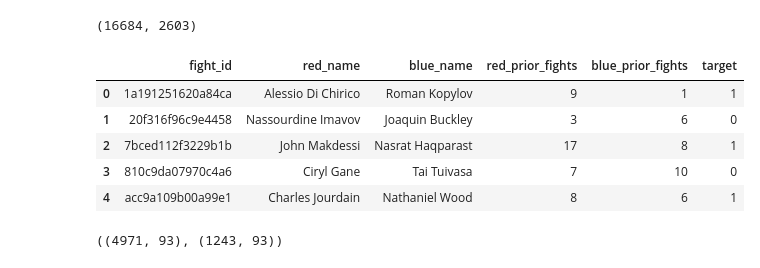
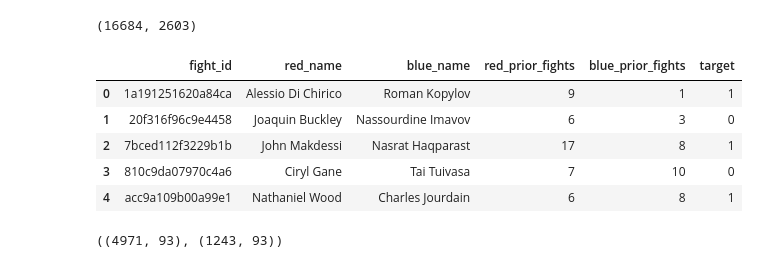
Before and after one commit to acee3/UFCPredictor, a Jupyter notebook: train_xgboost_model.ipynb, the cells around one changed output. Drawn from its saved outputs; the diff is of its cells as text; code cells hidden in the pictures.

```diff
--- a/train_xgboost_model.ipynb
+++ b/train_xgboost_model.ipynb
@@ -223,36 +223,55 @@ def prepare_feature_matrix(df: pd.DataFrame, feature_columns=None):
     numeric_data = numeric_data.reindex(columns=feature_columns, fill_value=0)
     return numeric_data, feature_columns
 # %%
-
 matchups_all = fights_df[['fight_id', 'event_id', 'event_date', 'red_id', 'blue_id', 'red_name', 'blue_name']].copy()
 training_features = build_matchup_features(matchups_all, require_history=True)
 
 outcome_cols = fights[['fight_id', 'red_result', 'blue_result']]
 train_df = training_features.merge(outcome_cols, on='fight_id', how='left')
+
+rng = np.random.default_rng(42)
+swap_mask = rng.random(len(train_df)) < 0.5
+
+def swap_pair(df: pd.DataFrame, red_col: str, blue_col: str):
+    if red_col in df.columns and blue_col in df.columns:
+        tmp = df.loc[swap_mask, red_col].copy()
+        df.loc[swap_mask, red_col] = df.loc[swap_mask, blue_col]
+        df.loc[swap_mask, blue_col] = tmp
+
+red_prefixed = [col for col in train_df.columns if col.startswith('red_')]
+for red_col in red_prefixed:
+    suffix = red_col[4:]
+    blue_col = f'blue_{suffix}'
+    swap_pair(train_df, red_col, blue_col)
+
+swap_pair(train_df, 'red_result', 'blue_result')
+
+diff_cols = [c for c in train_df.columns if c.startswith('diff_')]
+train_df.loc[swap_mask, diff_cols] = -train_df.loc[swap_mask, diff_cols]
 
 def map_outcome(row: pd.Series) -> int | None:
     red = (row.get('red_result') or '').strip().upper()
     blue = (row.get('blue_result') or '').strip().upper()
     if red.startswith('W'):
         return 0  # red win
     if blue.startswith('W'):
         return 1  # blue win
     if red.startswith('D') or blue.startswith('D'):
         return 2
     if 'NC' in red or 'NC' in blue:
         return 2
     return None
 
 train_df['target'] = train_df.apply(map_outcome, axis=1)
 train_df = train_df.dropna(subset=['target']).reset_index(drop=True)
 train_df[['fight_id', 'red_name', 'blue_name', 'red_prior_fights', 'blue_prior_fights', 'target']].head()
 # %% [output]
 |  | fight_id | red_name | blue_name | red_prior_fights | blue_prior_fights | target |
 | 0 | 1a191251620a84ca | Alessio Di Chirico | Roman Kopylov | 9 | 1 | 1 |
-| 1 | 20f316f96c9e4458 | Nassourdine Imavov | Joaquin Buckley | 3 | 6 | 0 |
+| 1 | 20f316f96c9e4458 | Joaquin Buckley | Nassourdine Imavov | 6 | 3 | 0 |
 | 2 | 7bced112f3229b1b | John Makdessi | Nasrat Haqparast | 17 | 8 | 1 |
 | 3 | 810c9da07970c4a6 | Ciryl Gane | Tai Tuivasa | 7 | 10 | 0 |
-| 4 | acc9a109b00a99e1 | Charles Jourdain | Nathaniel Wood | 8 | 6 | 1 |
+| 4 | acc9a109b00a99e1 | Nathaniel Wood | Charles Jourdain | 6 | 8 | 1 |
 # %%
 
 USE_TIME_SPLIT = True  # Set False to use random stratified split
```
Also changed, not shown: parts of 4 cells of this notebook.
